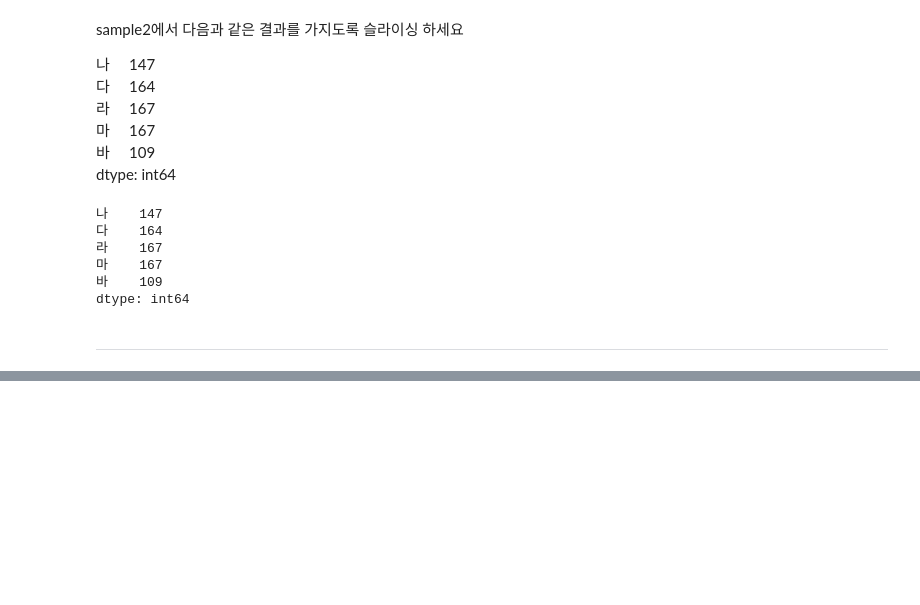
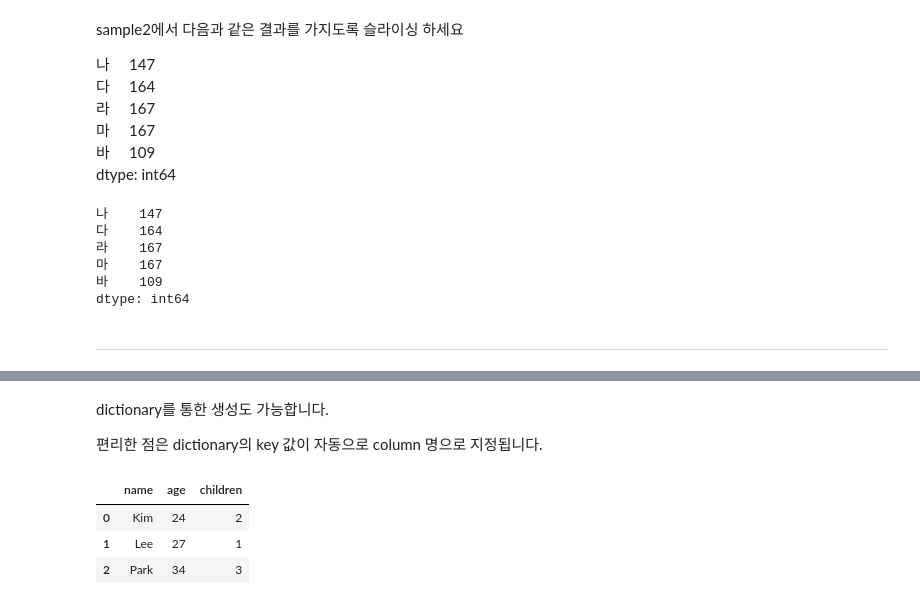
Before and after one commit to froggy-hyun/pandas_note, a Jupyter notebook: 00. 판다스(Pandas) 기본 자료구조.ipynb, the cells around one changed output, grey strips where cells are left out. Cells and saved outputs as stored; diff of their text form; code cells hidden in the pictures; blank space fills up the shorter version.

```diff
--- a/00. 판다스(Pandas) 기본 자료구조.ipynb
+++ b/00. 판다스(Pandas) 기본 자료구조.ipynb
@@ -765,0 +800,16 @@ dtype: int64
+# %% [markdown]
+dictionary를 통한 생성도 가능합니다.
+
+편리한 점은 dictionary의 key 값이 자동으로 column 명으로 지정됩니다.
+# %%
+data = {
+    'name': ['Kim', 'Lee', 'Park'],
+    'age': [24, 27, 34],
+    'children': [2, 1, 3]
+}
+pd.DataFrame(data)
+# %% [output]
+|  | name | age | children |
+| 0 | Kim | 24 | 2 |
+| 1 | Lee | 27 | 1 |
+| 2 | Park | 34 | 3 |
```
Also changed, not shown: parts of 33 cells of this notebook.
